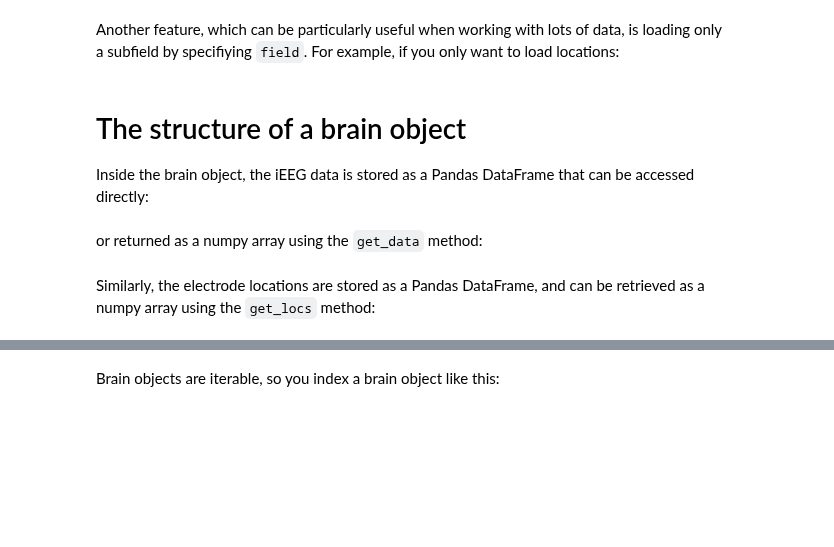
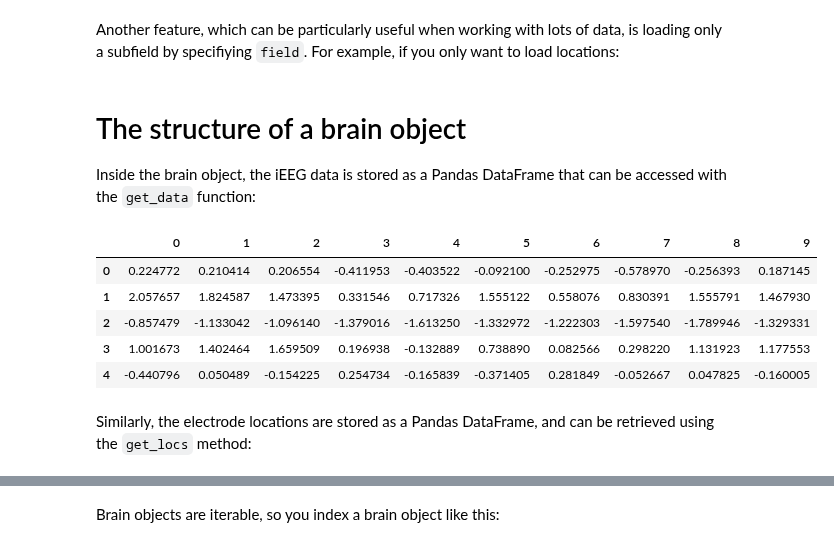
Before and after one commit to ContextLab/supereeg, a Jupyter notebook: docs/tutorial/brain_objects.ipynb, the cells around one changed output, grey strips where cells are left out. Drawn from its saved outputs; the diff is of its cells as text; code cells hidden in the pictures; blank space fills up the shorter version.

Commit message:
fixed bug in plot locs, updated brain objects tutorial

```diff
--- a/docs/tutorial/brain_objects.ipynb
+++ b/docs/tutorial/brain_objects.ipynb
@@ -69,8 +104,13 @@ bo_locs = se.load('example_data', field='locs')
 # %% [markdown]
 # The structure of a brain object
 
-Inside the brain object, the iEEG data is stored as a Pandas DataFrame that can be accessed directly:
+Inside the brain object, the iEEG data is stored as a Pandas DataFrame that can be accessed with the `get_data` function:
 # %%
-bo.data.head()
+bo.get_data().head()
+# %% [output]
+|  | 0 | 1 | 2 | 3 | 4 | 5 | 6 | 7 | 8 | 9 |
+| 0 | 0.224772 | 0.210414 | 0.206554 | -0.411953 | -0.403522 | -0.092100 | -0.252975 | -0.578970 | -0.256393 | 0.187145 |
+| 1 | 2.057657 | 1.824587 | 1.473395 | 0.331546 | 0.717326 | 1.555122 | 0.558076 | 0.830391 | 1.555791 | 1.467930 |
+| 2 | -0.857479 | -1.133042 | -1.096140 | -1.379016 | -1.613250 | -1.332972 | -1.222303 | -1.597540 | -1.789946 | -1.329331 |
+| 3 | 1.001673 | 1.402464 | 1.659509 | 0.196938 | -0.132889 | 0.738890 | 0.082566 | 0.298220 | 1.131923 | 1.177553 |
+| 4 | -0.440796 | 0.050489 | -0.154225 | 0.254734 | -0.165839 | -0.371405 | 0.281849 | -0.052667 | 0.047825 | -0.160005 |
-# %% [markdown]
-or returned as a numpy array using the `get_data` method:
@@ -79,3 +117,3 @@ bo.get_data()
 # %% [markdown]
-Similarly, the electrode locations are stored as a Pandas DataFrame, and can be retrieved as a numpy array using the `get_locs` method:
+Similarly, the electrode locations are stored as a Pandas DataFrame, and can be retrieved using the `get_locs` method:
 # %%
```
Also changed, not shown: parts of 19 cells of this notebook, 2 other files.
